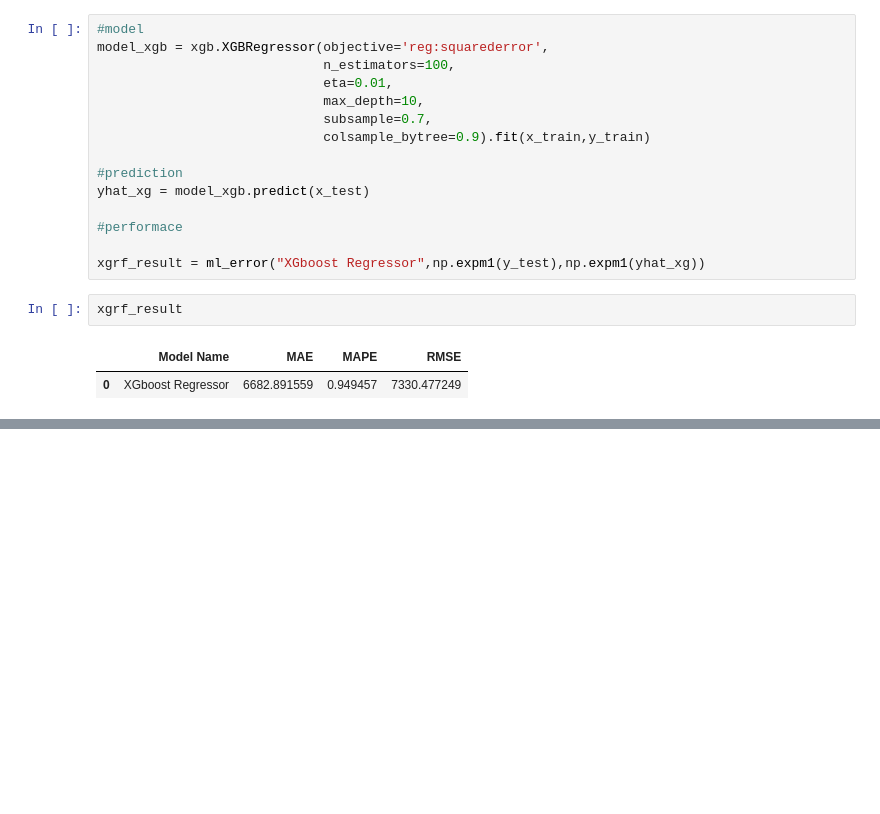
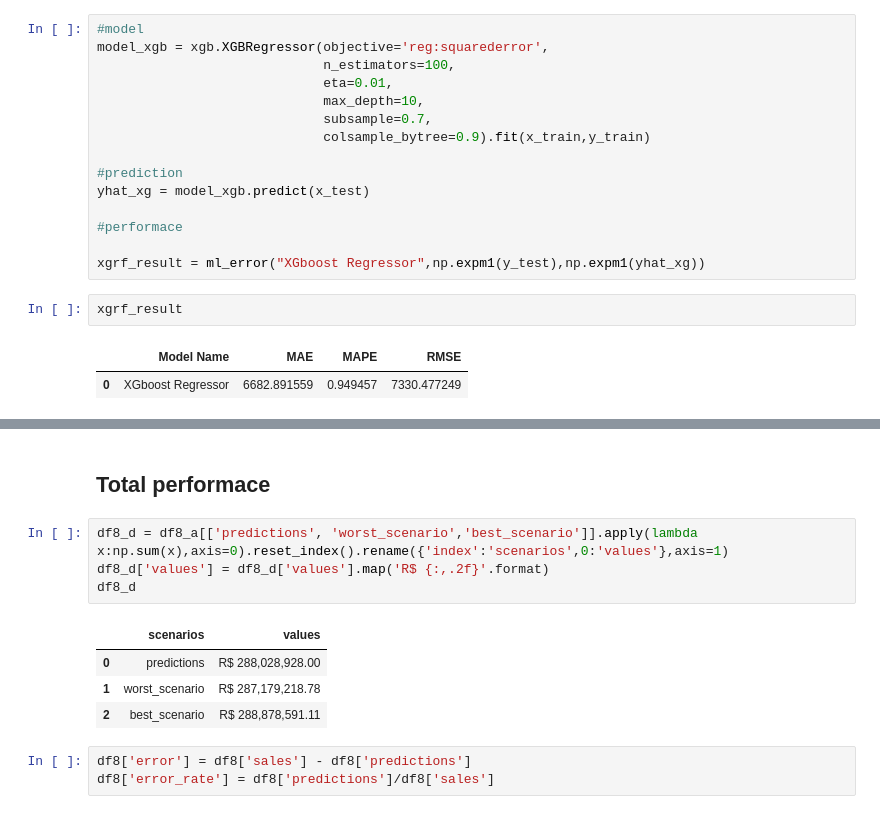
Before and after one commit to lavinomenezes/Ds_em_producao, a Jupyter notebook: Ds_em_producao_06_machine_learning.ipynb, the cells around one changed output, grey strips where cells are left out. Drawn from its saved outputs; the diff is of its cells as text; blank space fills up the shorter version.

```diff
--- a/Ds_em_producao_06_machine_learning.ipynb
+++ b/Ds_em_producao_06_machine_learning.ipynb
@@ -322,0 +422,14 @@ modelling_result_cross_val
+# %% [markdown]
+## Total performace
+# %%
+df8_d = df8_a[['predictions', 'worst_scenario','best_scenario']].apply(lambda x:np.sum(x),axis=0).reset_index().rename({'index':'scenarios',0:'values'},axis=1)
+df8_d['values'] = df8_d['values'].map('R$ {:,.2f}'.format)
+df8_d
+# %% [output]
+|  | scenarios | values |
+| 0 | predictions | R$ 288,028,928.00 |
+| 1 | worst_scenario | R$ 287,179,218.78 |
+| 2 | best_scenario | R$ 288,878,591.11 |
+# %%
+df8['error'] = df8['sales'] - df8['predictions']
+df8['error_rate'] = df8['predictions']/df8['sales']
```
Also changed, not shown: parts of 50 cells of this notebook.
